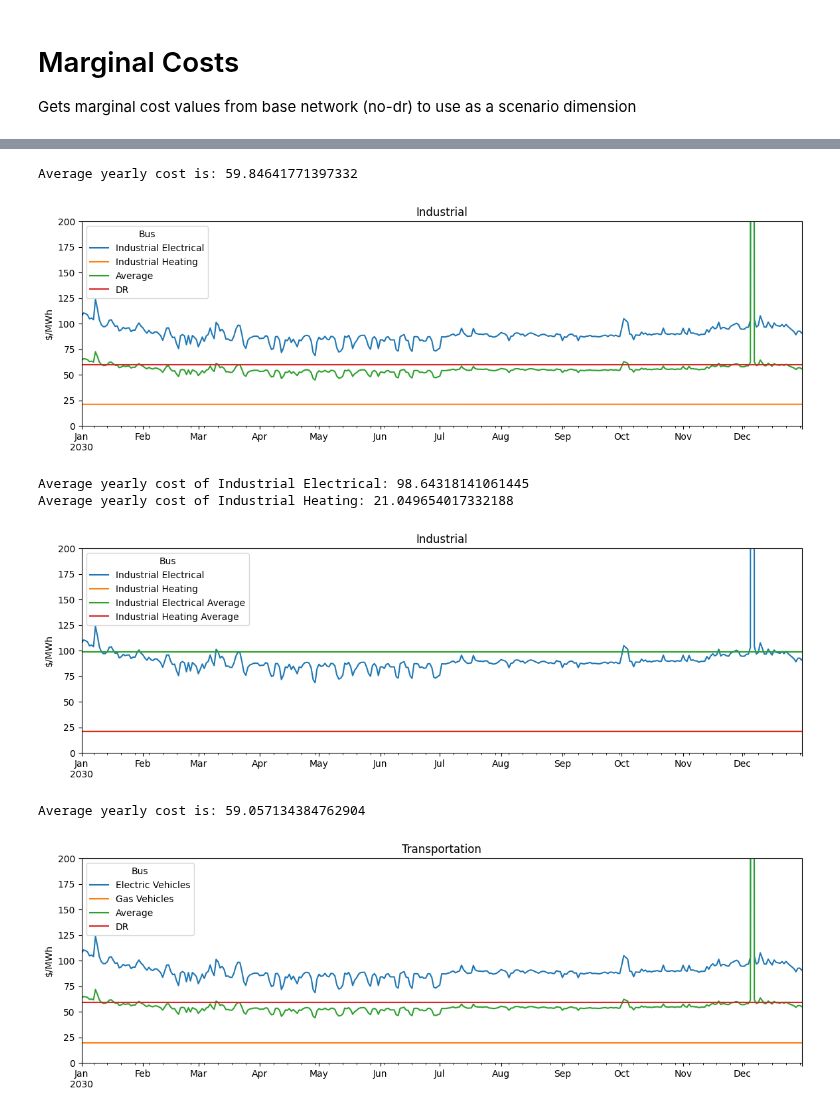
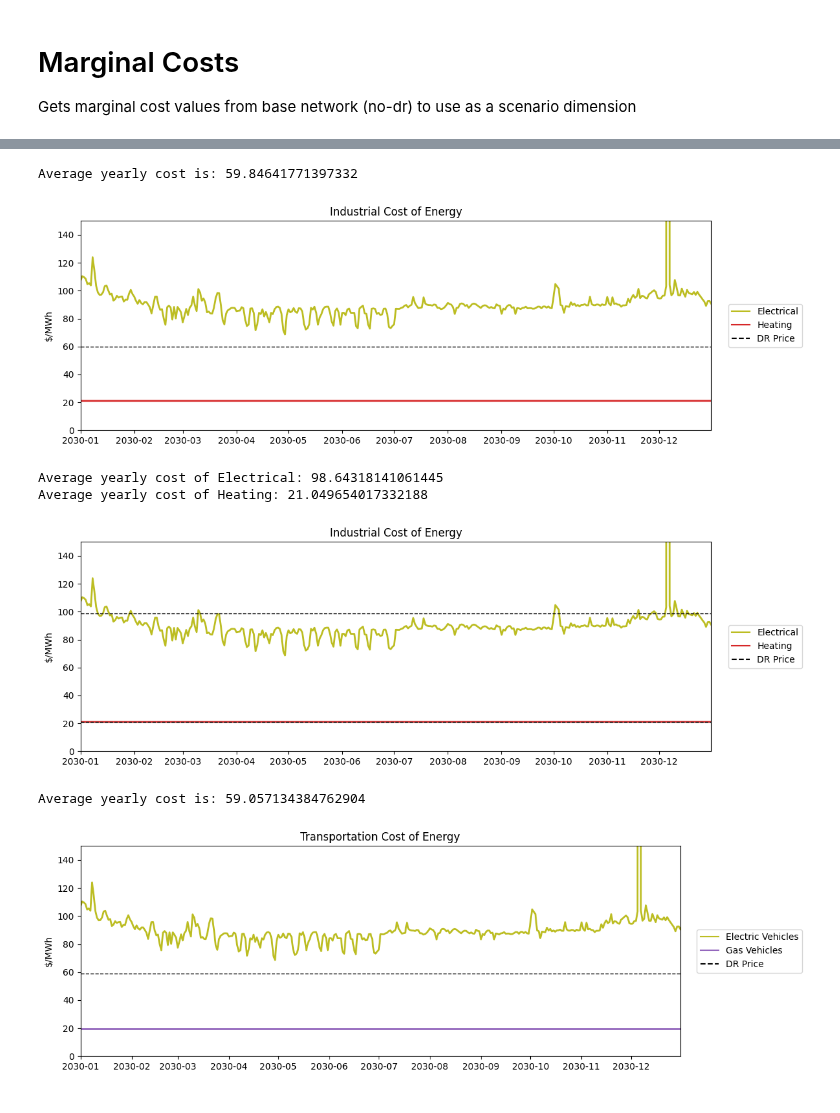
Before and after one commit to trevorb1/pypsa-demand-response, a Jupyter notebook: analysis/marginal_costs.ipynb, the cells around one changed output, grey strips where cells are left out. Drawn from its saved outputs; the diff is of its cells as text; code cells hidden in the pictures.

Commit message:
marginal cost works

```diff
--- a/analysis/marginal_costs.ipynb
+++ b/analysis/marginal_costs.ipynb
@@ -16,0 +11,9 @@ INFO:pypsa.io:Imported network elec_s70_c4m_ec_lv1.0_1h-TCT_E-G.nc has buses, ca
+# %%
+SCENARIO = "er20" # "er20" | "er35" | "er50"
+DATA = Path("..","data","networks", "static") # static and dynamic bases are the same
+FIGURES = Path("..","figures","marginalcost")
+INTERCONNECT = "western"
+NETWORK_NAME = "elec_s70_c4m_ec_lv1.0_1h-TCT_E-G"
+# %%
+network = Path(DATA, SCENARIO, INTERCONNECT, "networks",  f"{NETWORK_NAME}.nc")
+n = pypsa.Network(network)
@@ -25,6 +31,8 @@ SECTORS = {
 NICE_NAME_FIX = {
     "Residential Electrical": "Electrical",
     "Commercial Electrical": "Electrical",
+    "Industrial Electrical": "Electrical",
+    "Industrial Heating": "Heating",
 }
 # %%
 def get_marginal_cost(n: pypsa.Network) -> pd.DataFrame:
@@ -79,7 +87,10 @@ def plot_costs(n: pypsa.Network, sector: str, by_carrier: bool = False, resample
         "Electrical": "tab:olive",
         "Space Heat": "tab:red",
         "Cool": "tab:blue",
-        "other": "black"
+        "other": "black",
+        "Heating": "tab:red",
+        "Electric Vehicles": "tab:olive",
+        "Gas Vehicles": "tab:purple"
     }
     linestyles = {
         "carrier":"-",
@@ -131,4 +142,6 @@ def plot_costs(n: pypsa.Network, sector: str, by_carrier: bool = False, resample
     # fig.legend(handles, labels, loc="center left", bbox_to_anchor=(0.9, 0.5), title="")
     ax.legend(handles=lines, loc="center left", bbox_to_anchor=(1.02, 0.5), title="")
 
+    plt.tight_layout()
+
     return fig, ax
@@ -161,17 +176,20 @@ Average yearly cost of Space Heat: 29.07848073100862
 # %%
-_, _ = plot_costs(n, "ind", ylim=(0,200))
+fig, _ = plot_costs(n, "ind", ylim=(0,150), by_carrier=False)
+fig.savefig(Path(FIGURES, "static", "industrial.png"))
 # %% [output]
 Average yearly cost is: 59.84641771397332
-[figure, old version]
+[figure, new version]
 # %%
-_, _ = plot_costs(n, "ind", ylim=(0,200), by_carrier=True)
+fig, _ = plot_costs(n, "ind", ylim=(0,150), by_carrier=True)
+fig.savefig(Path(FIGURES, "dynamic", "industrial.png"))
 # %% [output]
-Average yearly cost of Industrial Electrical: 98.64318141061445
-Average yearly cost of Industrial Heating: 21.049654017332188
+Average yearly cost of Electrical: 98.64318141061445
+Average yearly cost of Heating: 21.049654017332188
-[figure, old version]
+[figure, new version]
 # %%
-_, _ = plot_costs(n, "trn", ylim=(0,200))
+fig, _ = plot_costs(n, "trn", ylim=(0,150), by_carrier=False)
+fig.savefig(Path(FIGURES, "static", "transport.png"))
 # %% [output]
 Average yearly cost is: 59.057134384762904
-[figure, old version]
+[figure, new version]
 # %%
```
Also changed, not shown: parts of 10 cells of this notebook.
